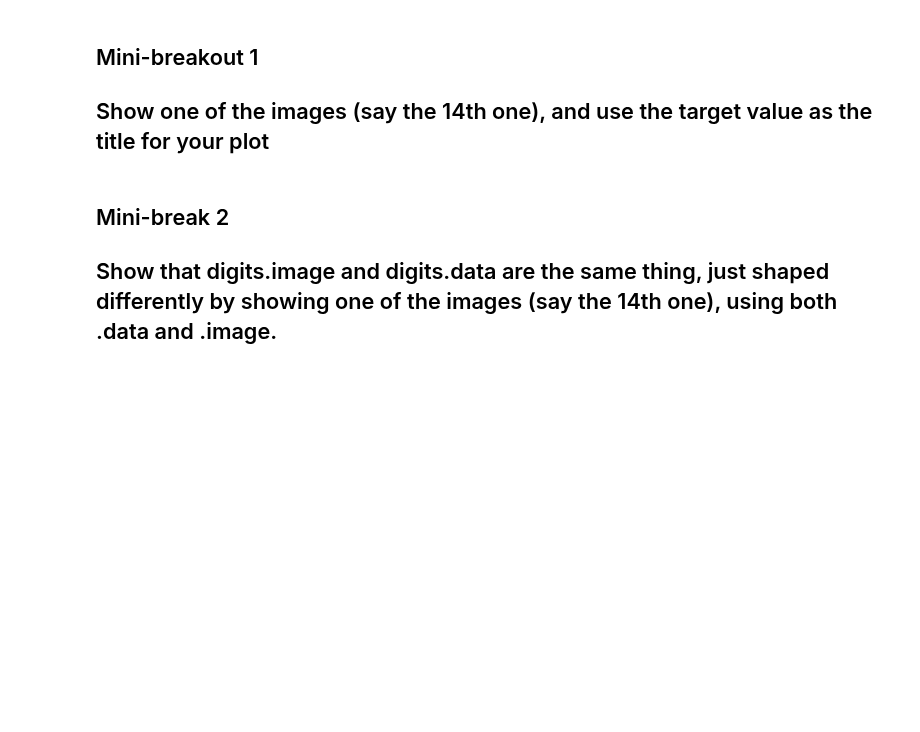
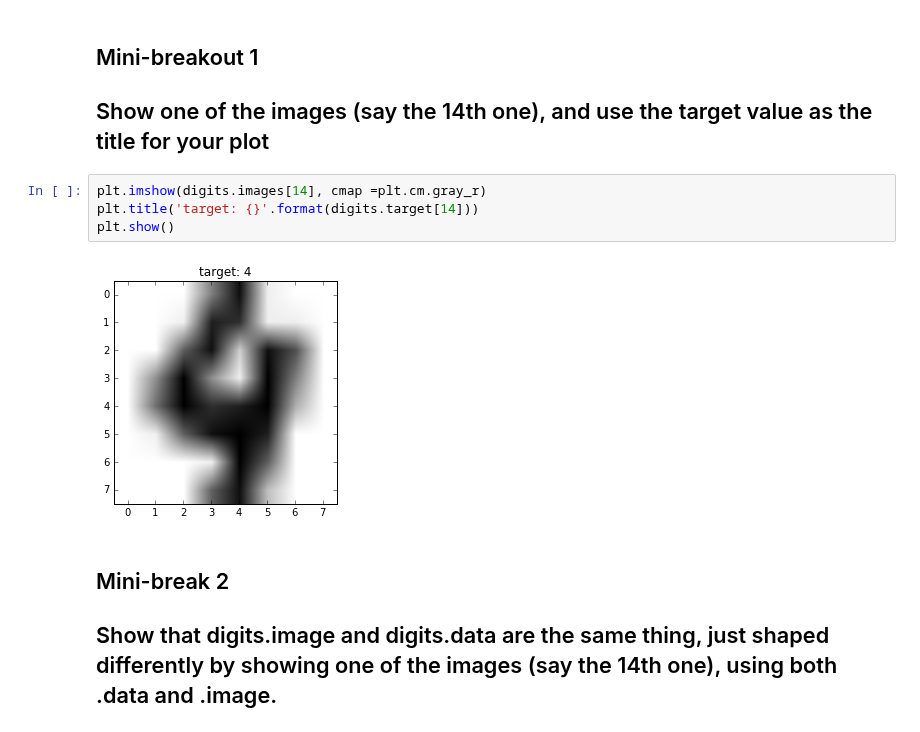
Before and after one commit to COMPPHYS-JNGUYEN/comp-phys, a Jupyter notebook: CompPhys-II_Week10-1_NN-on-HandwrittenDigits.ipynb, the cells around one changed output. Cells and saved outputs as stored; diff of their text form; blank space fills up the shorter version.

```diff
--- a/CompPhys-II_Week10-1_NN-on-HandwrittenDigits.ipynb
+++ b/CompPhys-II_Week10-1_NN-on-HandwrittenDigits.ipynb
@@ -79,6 +80,12 @@ digits.target.shape
 ## Mini-breakout 1
 
 ## Show one of the images (say the 14th one), and use the target value as the title for your plot
+# %%
+plt.imshow(digits.images[14], cmap =plt.cm.gray_r)
+plt.title('target: {}'.format(digits.target[14]))
+plt.show()
+# %% [output]
+[figure, added]
 # %% [markdown]
 ## Mini-break 2
 ## Show that digits.image and digits.data are the same thing, just shaped differently by showing one of the images (say the 14th one), using both .data and .image.
```
Also changed, not shown: parts of 4 cells of this notebook.
